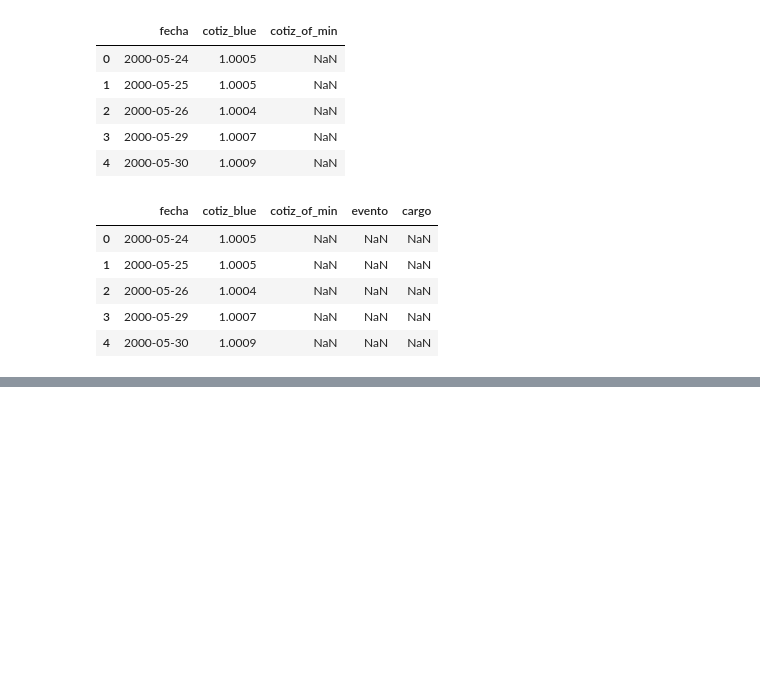
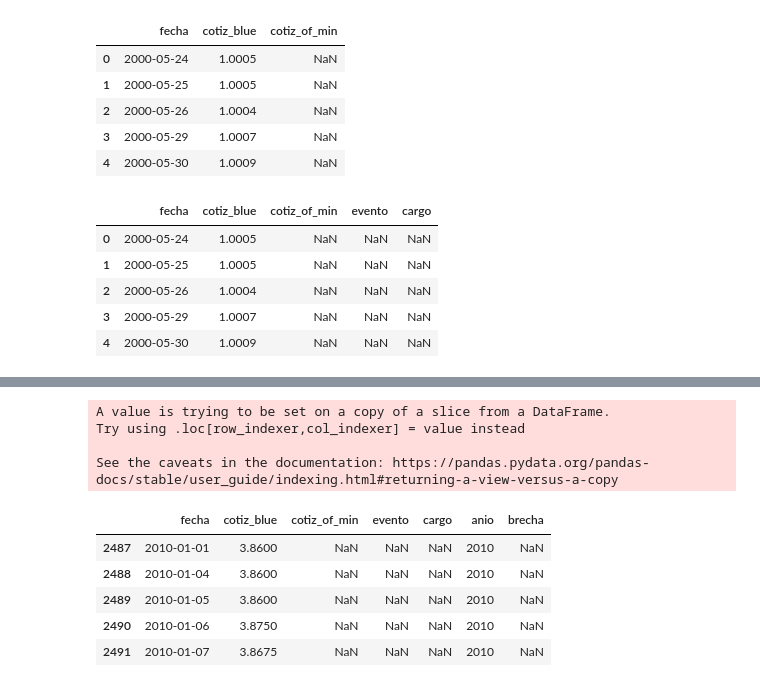
Before and after one commit to Ezemettler/cotiz_usd, a Jupyter notebook: cotiz_usd.ipynb, the cells around one changed output, grey strips where cells are left out. Drawn from its saved outputs; the diff is of its cells as text; code cells hidden in the pictures; blank space fills up the shorter version.

Commit message:
calculo de brecha cambiaria y grafico

```diff
--- a/cotiz_usd.ipynb
+++ b/cotiz_usd.ipynb
@@ -169,0 +180,8 @@ fig.show()
+# %%
+# Convierte la columna 'fecha' al formato de fecha
+df_blue_vs_of_eventos['fecha'] = pd.to_datetime(df_blue_vs_of_eventos['fecha'])
+
+# Extrae el año y guárdalo en una nueva columna 'año'
+df_blue_vs_of_eventos['anio'] = df_blue_vs_of_eventos['fecha'].dt.year
+
+df_blue_vs_of_eventos.head()
@@ -169,0 +195,4 @@ fig.show()
+# %%
+# Creamos un nuevo dataframe, filtrando desde el año 2010 a hoy
+df_cotiz_y_eventos = df_blue_vs_of_eventos[df_blue_vs_of_eventos['anio'] >= 2010]
+df_cotiz_y_eventos.head()
@@ -169,0 +212,15 @@ fig.show()
+# %%
+# Agregamos una columna calculando la brecha cambiaria (dif entre valor oficial y blue)
+df_cotiz_y_eventos['brecha'] = ( ( df_cotiz_y_eventos['cotiz_blue'] / df_cotiz_y_eventos['cotiz_of_min'] ) - 1 ) * 100
+df_cotiz_y_eventos.head()
+# %% [output]
+A value is trying to be set on a copy of a slice from a DataFrame.
+Try using .loc[row_indexer,col_indexer] = value instead
+
+See the caveats in the documentation: https://pandas.pydata.org/pandas-docs/stable/user_guide/indexing.html#returning-a-view-versus-a-copy
+|  | fecha | cotiz_blue | cotiz_of_min | evento | cargo | anio | brecha |
+| 2487 | 2010-01-01 | 3.8600 | NaN | NaN | NaN | 2010 | NaN |
+| 2488 | 2010-01-04 | 3.8600 | NaN | NaN | NaN | 2010 | NaN |
+| 2489 | 2010-01-05 | 3.8600 | NaN | NaN | NaN | 2010 | NaN |
+| 2490 | 2010-01-06 | 3.8750 | NaN | NaN | NaN | 2010 | NaN |
+| 2491 | 2010-01-07 | 3.8675 | NaN | NaN | NaN | 2010 | NaN |
```
Also changed, not shown: parts of 6 cells of this notebook.
